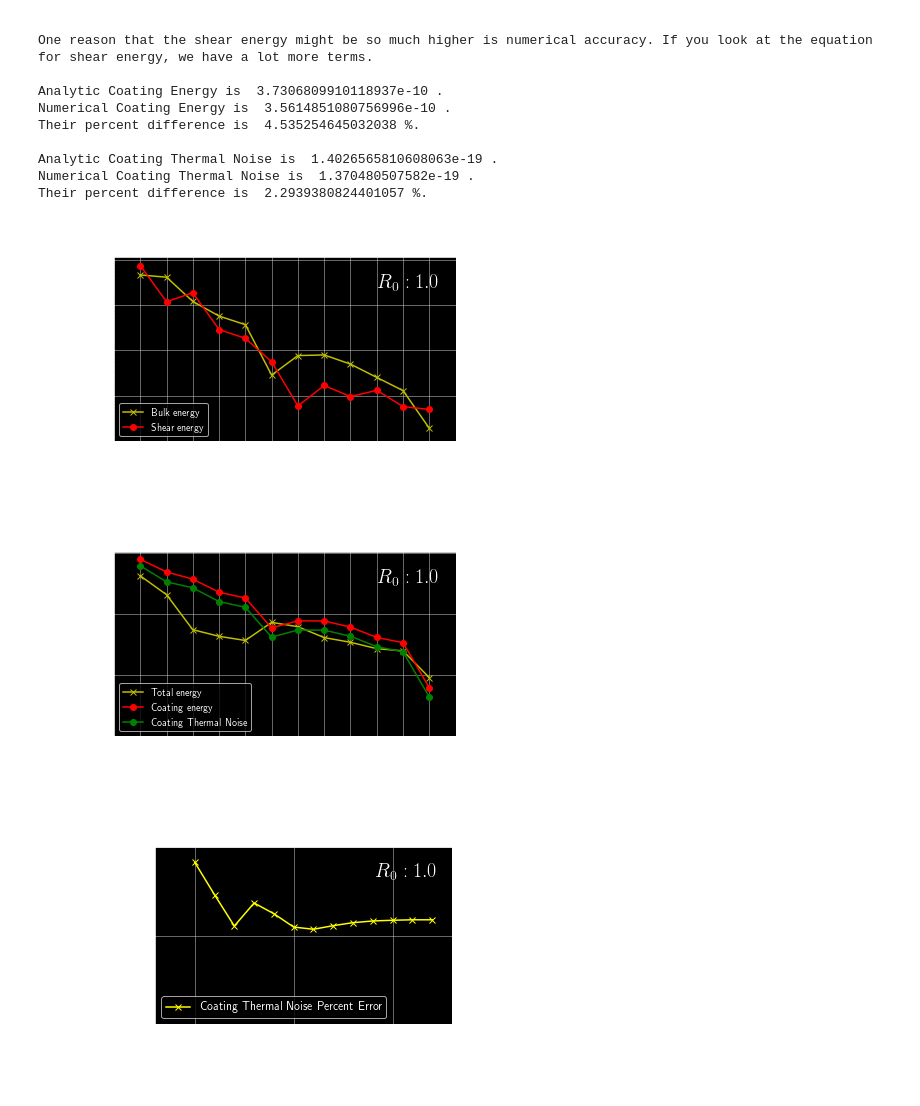
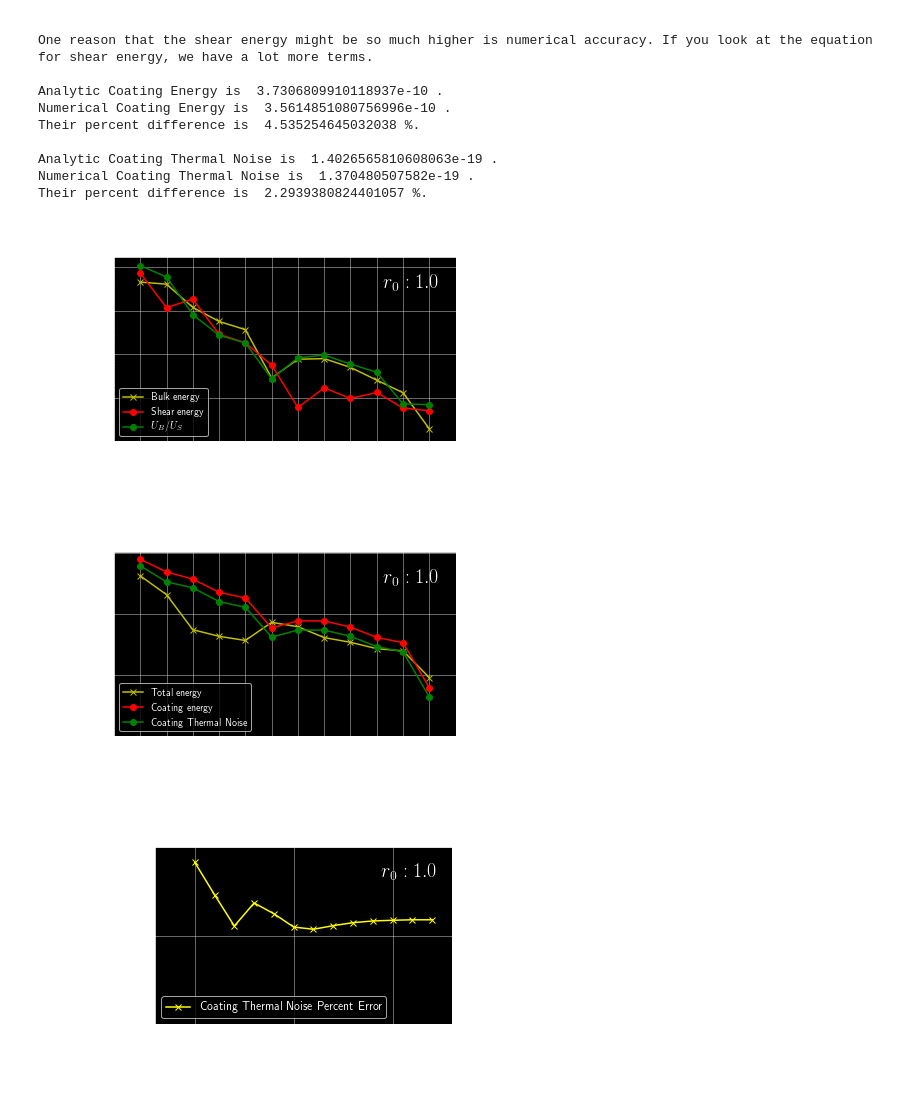
Before and after one commit to GitSamm/Scripts, a Jupyter notebook: ThermalNoiseScripts/CoatingSpecificScripts/FusedSilica/FusedSilicaConvergence.ipynb, the cells around one changed output. Saved outputs shown, nothing was run; the diff lists cells and outputs as text; code cells hidden in the pictures.

```diff
--- a/ThermalNoiseScripts/CoatingSpecificScripts/FusedSilica/FusedSilicaConvergence.ipynb
+++ b/ThermalNoiseScripts/CoatingSpecificScripts/FusedSilica/FusedSilicaConvergence.ipynb
@@ -144,7 +144,7 @@ Their percent difference is  2.2939380824401057 %.
 # %%
 # Now that we have seen that our results are close to the analytic solution, we can begin to plot the data. This plot shows how the total/coating energy converge with resolution.
 
-bulkEnergy - data[:,10]
+bulkEnergy = data[:,10]
 bulkEnergyDropLast = bulkEnergy[:-1]
 bulkEnergyDropFirst = bulkEnergy[1:]
 bulkEnergyDiff = np.abs(bulkEnergyDropLast - bulkEnergyDropFirst)
@@ -155,6 +155,12 @@ shearEnergyDropLast = shearEnergy[:-1]
 shearEnergyDropFirst = shearEnergy[1:]
 shearEnergyDiff = np.abs(shearEnergyDropLast - shearEnergyDropFirst)
 shearEnergyDiffFrac = shearEnergyDiff / shearEnergyDropLast
+
+bulkEnergyOvershearEnergy = data[:,10]/data[:,11]
+bulkEnergyOvershearEnergyDropLast = bulkEnergyOvershearEnergy[:-1]
+bulkEnergyOvershearEnergyDropFirst = bulkEnergyOvershearEnergy[1:]
+bulkEnergyOvershearEnergyDiff = np.abs(bulkEnergyOvershearEnergyDropLast - bulkEnergyOvershearEnergyDropFirst)
+bulkEnergyOvershearEnergyDiffFrac = bulkEnergyOvershearEnergyDiff / bulkEnergyOvershearEnergyDropLast
 
 totalEnergy = data[:,1]
 totalEnergyDropLast = totalEnergy[:-1]
@@ -188,6 +194,8 @@ myTitleSize_1=25
 
 ax.plot(data[:,0][:-1], bulkEnergyDiffFrac, marker='x', label='Bulk energy', color='y')
 ax.plot(data[:,0][:-1], shearEnergyDiffFrac, marker='o', label='Shear energy', color='r')
+ax.plot(data[:,0][:-1], bulkEnergyOvershearEnergyDiffFrac, marker='o', label=r'$U_B/U_S$', color='g')
+
 
 ax.set_ylabel('$|E_{N+1} - E_{N}|/ E_{N+1}$ ', fontsize=myAxisLabelSize_1)
 
@@ -197,35 +205,35 @@ ax.set_yscale('log')
 
 ax.set_xlim([-1,12])
 ax.set_ylim([1e-4,0])
 
 ax.tick_params(axis='x', labelsize=myTickLabelSize_1, pad=5, length=1)
 ax.tick_params(which='minor', length=1)
 ax.tick_params(axis='y', labelsize=myTickLabelSize_1, length=1)
 
 N = 12
 ind = np.arange(N)
 plt.xticks(ind, ('0', '1', '2', '3', '4', '5', '6', '7', '8', '9', '10', '11'))
 
 ax.grid(b=True, which='major', color=gridcolor_1, linestyle='solid', linewidth=gridwidth_1)
 
 ax.legend(loc='lower left', fontsize=10)
 ax.set_title('Fused Silica', fontsize=myTitleSize_1, color='w', y=1.04)
 
-txt_bulkshear_plot = r'$R_0 : {}$'.format(r_0_multiplier)
+txt_bulkshear_plot = r'$r_0 : {}$'.format(r_0_multiplier)
 ax.annotate(txt_bulkshear_plot, xy=(12, .5),
             xytext=(.95, 0.895), textcoords='axes fraction',
             horizontalalignment='right', verticalalignment='top', size=20)
 
 #t = ax.text(10, .5, txt_bulkshear_plot, ha="center", va="center", size=20, bbox=dict(boxstyle="square,pad=0.", fc="black", lw=0))
 
 
 fig.tight_layout()
 
 pdf = PdfPages('BulkandShearEnergyConvergence.pdf')
 pdf.savefig()
 pdf.close()
 # %% [output]
-[figure, old version]
+[figure, new version]
 # %%
 # Here we actually plot things
 
@@ -258,7 +266,7 @@ ax_1.grid(b=True, which='major', color=gridcolor_1, linestyle='solid', linewidth
 ax_1.set_title('Fused Silica', fontsize=myTitleSize_1, color='w', y=1.04)
 ax_1.legend(loc='lower left', fontsize=10)
 
-txt_coating_energy_convergence = r'$R_0 : {}$'.format(r_0_multiplier)
+txt_coating_energy_convergence = r'$r_0 : {}$'.format(r_0_multiplier)
 ax_1.annotate(txt_coating_energy_convergence, xy=(12, .5),
             xytext=(.95, 0.895), textcoords='axes fraction',
             horizontalalignment='right', verticalalignment='top', size=20)
@@ -269,7 +277,7 @@ pdf_1 = PdfPages('TotalAndCoatingEnergyConvergence.pdf')
 pdf_1.savefig()
 pdf_1.close()
 # %% [output]
-[figure, old version]
+[figure, new version]
 # %%
 # What we can see now is that the coating energy is not converging.
 
@@ -305,7 +313,7 @@ ax_2.grid(b=True, which='major', color=gridcolor_1, linestyle='solid', linewidth
 ax_2.set_title('Fused Silica', fontsize=myTitleSize_1, color='w', y=1.04)
 ax_2.legend(loc='lower left', fontsize=12)
 
-txt_percent_error = r'$R_0 : {}$'.format(r_0_multiplier)
+txt_percent_error = r'$r_0 : {}$'.format(r_0_multiplier)
 ax_2.annotate(txt_percent_error, xy=(12, .5),
             xytext=(.95, 0.895), textcoords='axes fraction',
             horizontalalignment='right', verticalalignment='top', size=20)
@@ -316,4 +324,4 @@ pdf_2 = PdfPages('CoatingThermalNoisePercentDifference.pdf')
 pdf_2.savefig()
 pdf_2.close()
 # %% [output]
-[figure, old version]
+[figure, new version]
```
Also changed, not shown: 1 other file.
